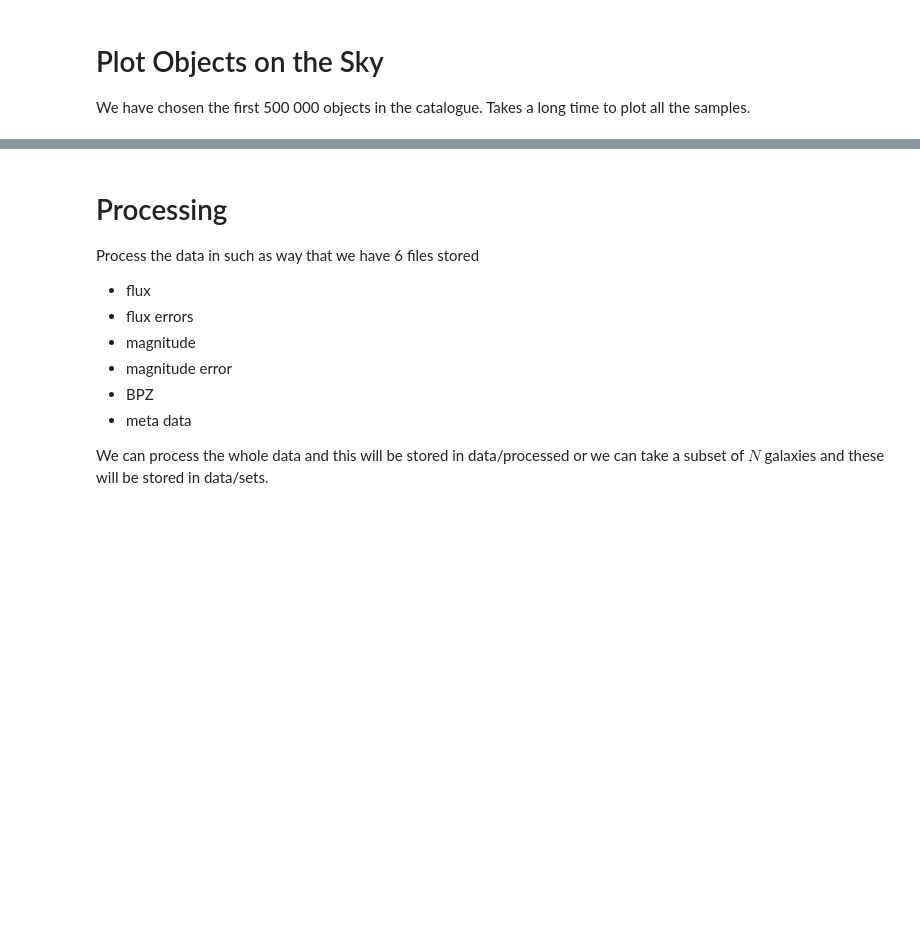
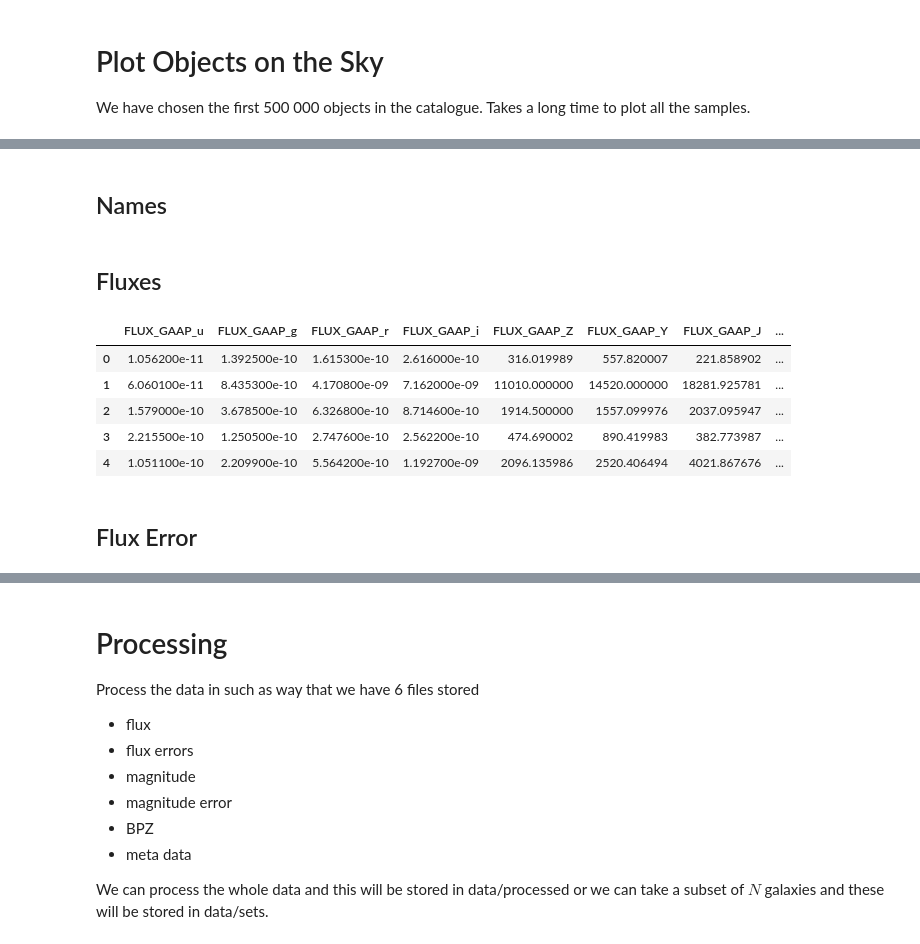
Before and after one commit to Harry45/BHM-nz, a Jupyter notebook: bhm/playground.ipynb, the cells around one changed output, grey strips where cells are left out. Saved outputs shown, nothing was run; the diff lists cells and outputs as text; code cells hidden in the pictures; blank space fills up the shorter version.

```diff
--- a/bhm/playground.ipynb
+++ b/bhm/playground.ipynb
@@ -119,0 +138,2 @@ array(['EXTINCTION_u', 'EXTINCTION_g', 'EXTINCTION_r', 'EXTINCTION_i',
+# %% [markdown]
+## Names
@@ -119,0 +143,16 @@ array(['EXTINCTION_u', 'EXTINCTION_g', 'EXTINCTION_r', 'EXTINCTION_i',
+# %% [markdown]
+## Fluxes
+# %%
+fluxes = np.asarray([data[CONFIG.flux.value_cols[i]] for i in range(CONFIG.nband)]).T
+df_flux = pd.DataFrame(fluxes, columns=CONFIG.flux.value_cols, dtype=np.float32)
+# %%
+df_flux.head()
+# %% [output]
+|  | FLUX_GAAP_u | FLUX_GAAP_g | FLUX_GAAP_r | FLUX_GAAP_i | FLUX_GAAP_Z | FLUX_GAAP_Y | FLUX_GAAP_J | ... |
+| 0 | 1.056200e-11 | 1.392500e-10 | 1.615300e-10 | 2.616000e-10 | 316.019989 | 557.820007 | 221.858902 | ... |
+| 1 | 6.060100e-11 | 8.435300e-10 | 4.170800e-09 | 7.162000e-09 | 11010.000000 | 14520.000000 | 18281.925781 | ... |
+| 2 | 1.579000e-10 | 3.678500e-10 | 6.326800e-10 | 8.714600e-10 | 1914.500000 | 1557.099976 | 2037.095947 | ... |
+| 3 | 2.215500e-10 | 1.250500e-10 | 2.747600e-10 | 2.562200e-10 | 474.690002 | 890.419983 | 382.773987 | ... |
+| 4 | 1.051100e-10 | 2.209900e-10 | 5.564200e-10 | 1.192700e-09 | 2096.135986 | 2520.406494 | 4021.867676 | ... |
+# %% [markdown]
+## Flux Error
```
Also changed, not shown: parts of 36 cells of this notebook, 6 other files.
